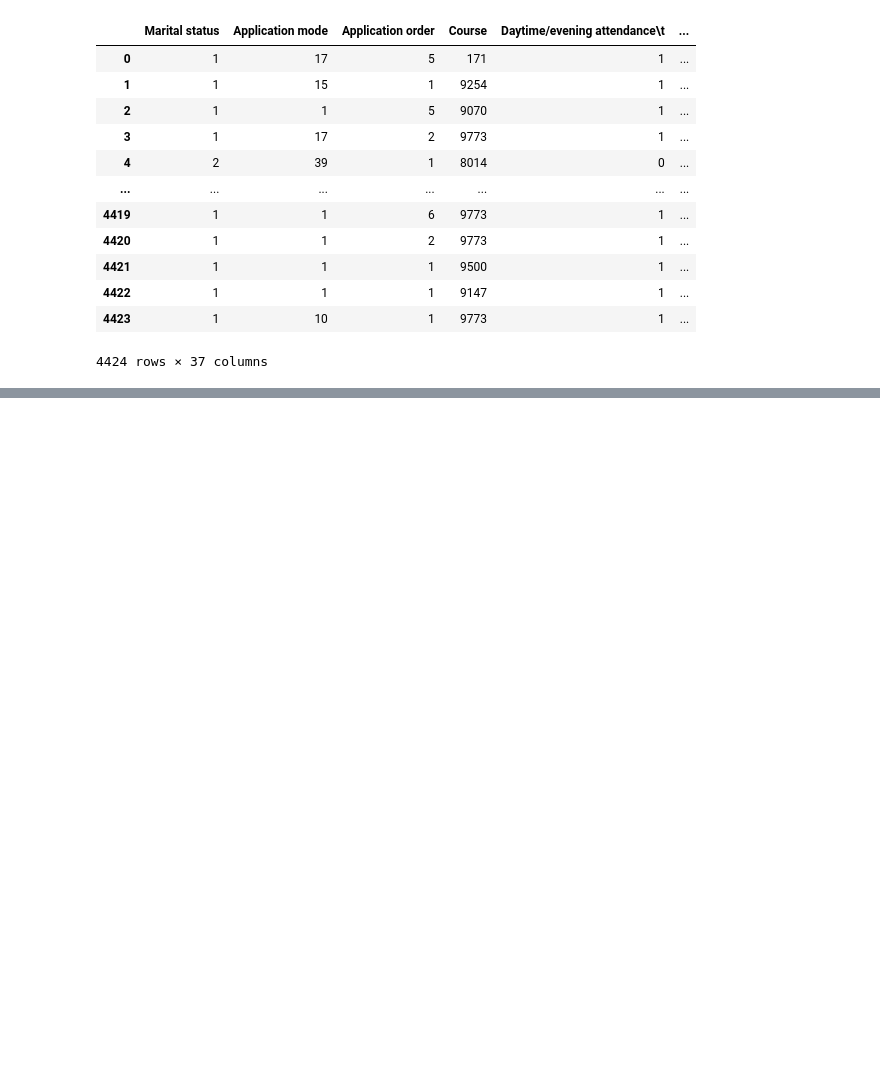
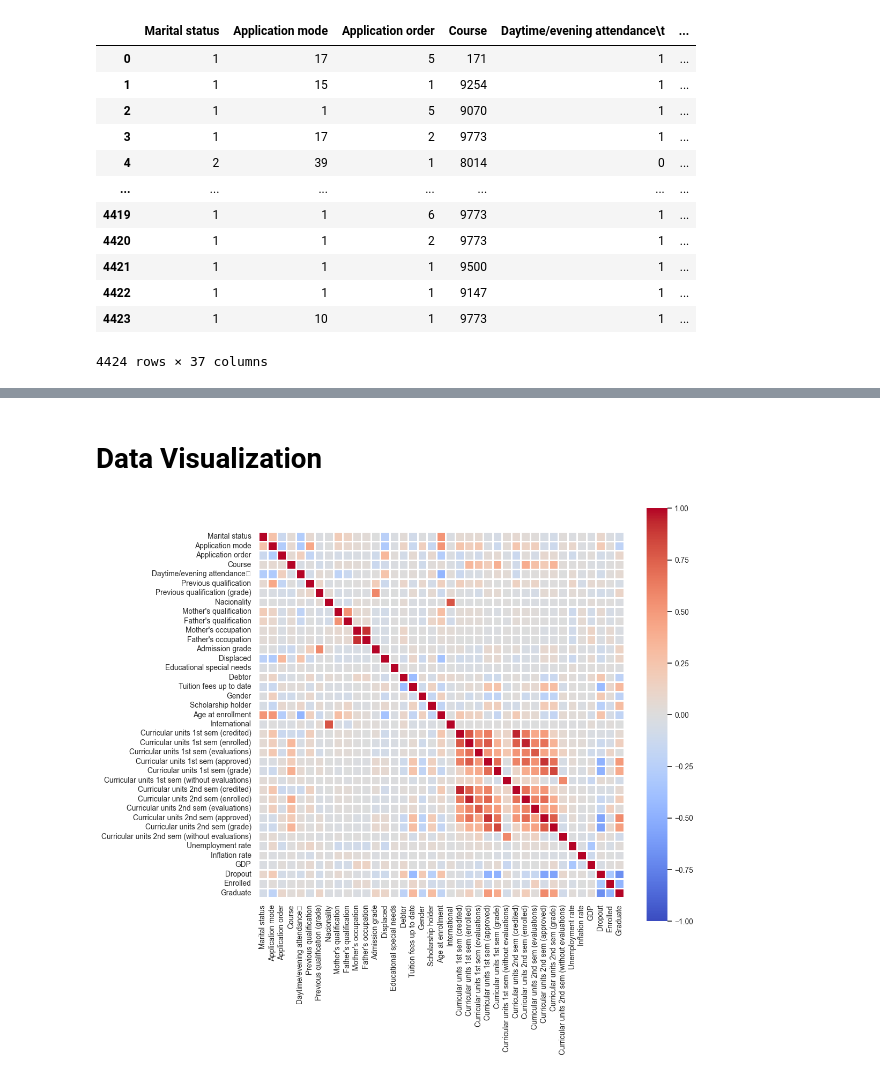
Before and after one commit to tcl002/CSE151AProject, a Jupyter notebook: StudentDropout.ipynb, the cells around one changed output, grey strips where cells are left out. Drawn from its saved outputs; the diff is of its cells as text; code cells hidden in the pictures; blank space fills up the shorter version.

```diff
--- a/StudentDropout.ipynb
+++ b/StudentDropout.ipynb
@@ -25,3 +22,13 @@ df
 | 4422 | 1 | 1 | 1 | 9147 | 1 | ... |
 | 4423 | 1 | 10 | 1 | 9773 | 1 | ... |
 4424 rows × 37 columns
+# %%
+categorical = np.array(['Application mode', 'Application order', 'Course','Previous qualification','Nacionality',
+                        'Marital status', 'Mother\'s qualification', 'Father\'s qualification','Mother\'s occupation','Father\'s occupation'])
+numerical = np.array(['Curricular units 1st sem (credited)','Curricular units 1st sem (enrolled)','Curricular units 1st sem (evaluations)',
+                      'Curricular units 1st sem (approved)','Curricular units 1st sem (grade)','Curricular units 1st sem (without evaluations)',
+                      'Curricular units 2nd sem (credited)','Curricular units 2nd sem (enrolled)','Curricular units 2nd sem (evaluations)',
+                      'Curricular units 2nd sem (approved)','Curricular units 2nd sem (grade)','Curricular units 2nd sem (without evaluations)',
+                      'Previous qualification (grade)','Admission grade','Age at enrollment','Unemployment rate','Inflation rate', 'GDP'])
+binary = np.array(['Daytime/evening attendance\t','Displaced', 'Educational special needs', 'Debtor','Tuition fees up to date','Gender',
+                   'Scholarship holder','International'])
@@ -27,0 +37,8 @@ df
+# %%
+from sklearn.preprocessing import OneHotEncoder
+
+enc = OneHotEncoder()
+enc_target_arr = enc.fit_transform(df.Target.values.reshape(-1,1)).toarray()
+enc_target_df = pd.DataFrame(enc_target_arr, columns = list(enc.categories_[0]))
+prepro_df = pd.concat([df.drop(columns=["Target"]), enc_target_df], axis = 1)
+prepro_df
@@ -27,0 +73,6 @@ df
+# %%
+from sklearn.preprocessing import MinMaxScaler
+
+scaler = MinMaxScaler()
+prepro_df[numerical] = pd.DataFrame(scaler.fit_transform(prepro_df[numerical]), columns = numerical)
+prepro_df
@@ -27,0 +93,11 @@ df
+# %% [markdown]
+# Data Visualization
+# %%
+sns.set(rc = {'figure.figsize':(11,10)})
+sns.set(font_scale=0.9)
+corr = prepro_df.corr()
+graph = sns.heatmap(corr, cmap= 'coolwarm', square = True,
+                    vmin = -1, vmax = 1, center = 0,
+                    linewidths = 1, linecolor='white')
+# %% [output]
+[figure, added]
```
Also changed, not shown: parts of 13 cells of this notebook.
